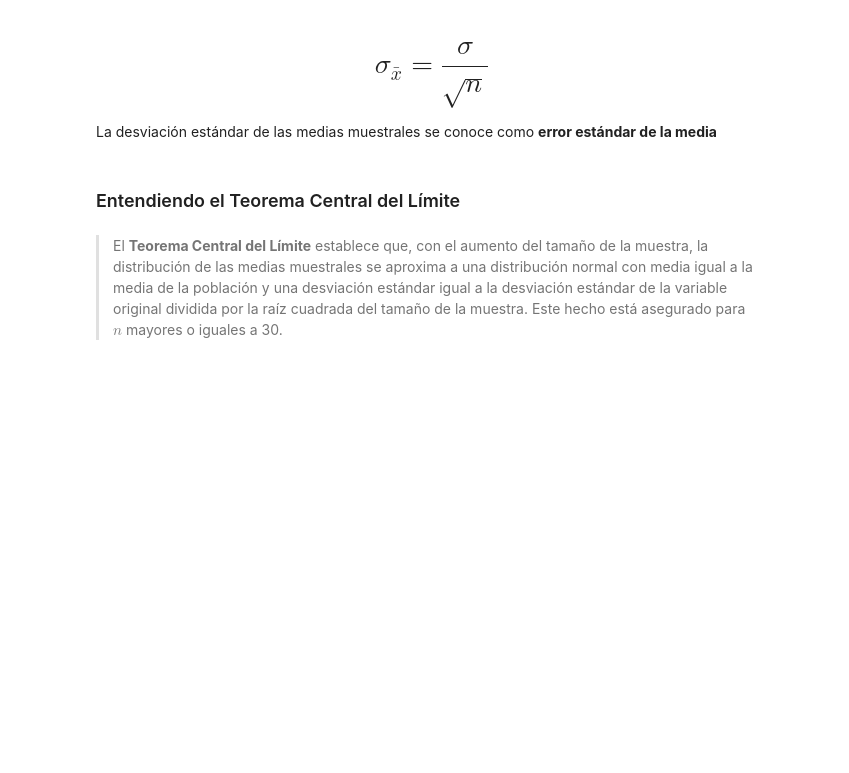
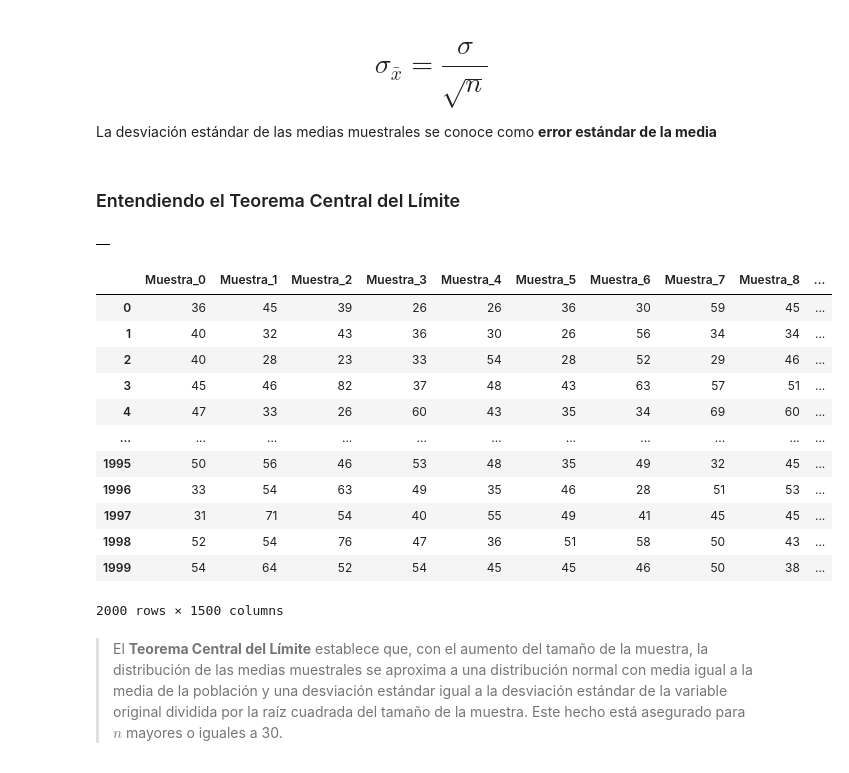
Before and after one commit to Charlymanuk/CURSO_ESTADISTICA_2, a Jupyter notebook: Inicial.ipynb, the cells around one changed output. Drawn from its saved outputs; the diff is of its cells as text; code cells hidden in the pictures; blank space fills up the shorter version.

```diff
--- a/Inicial.ipynb
+++ b/Inicial.ipynb
@@ -709,2 +802,28 @@ La desviación estándar de las medias muestrales se conoce como **error estánd
+# %%
+muestras = pd.DataFrame()
+muestras
+# %% [output]
+|  |
+# %%
+for i in range(total_de_muestras):
+  _ = datos.Edad.sample(n)
+  _.index = range(0, len(_))
+  muestras['Muestra_' + str(i)] = _
+
+muestras
+# %% [output]
+|  | Muestra_0 | Muestra_1 | Muestra_2 | Muestra_3 | Muestra_4 | Muestra_5 | Muestra_6 | Muestra_7 | Muestra_8 | ... |
+| 0 | 36 | 45 | 39 | 26 | 26 | 36 | 30 | 59 | 45 | ... |
+| 1 | 40 | 32 | 43 | 36 | 30 | 26 | 56 | 34 | 34 | ... |
+| 2 | 40 | 28 | 23 | 33 | 54 | 28 | 52 | 29 | 46 | ... |
+| 3 | 45 | 46 | 82 | 37 | 48 | 43 | 63 | 57 | 51 | ... |
+| 4 | 47 | 33 | 26 | 60 | 43 | 35 | 34 | 69 | 60 | ... |
+| ... | ... | ... | ... | ... | ... | ... | ... | ... | ... | ... |
+| 1995 | 50 | 56 | 46 | 53 | 48 | 35 | 49 | 32 | 45 | ... |
+| 1996 | 33 | 54 | 63 | 49 | 35 | 46 | 28 | 51 | 53 | ... |
+| 1997 | 31 | 71 | 54 | 40 | 55 | 49 | 41 | 45 | 45 | ... |
+| 1998 | 52 | 54 | 76 | 47 | 36 | 51 | 58 | 50 | 43 | ... |
+| 1999 | 54 | 64 | 52 | 54 | 45 | 45 | 46 | 50 | 38 | ... |
+2000 rows × 1500 columns
 # %% [markdown]
 > El **Teorema Central del Límite** establece que, con el aumento del tamaño de la muestra, la distribución de las medias muestrales se aproxima a una distribución normal con media igual a la media de la población y una desviación estándar igual a la desviación estándar de la variable original dividida por la raíz cuadrada del tamaño de la muestra. Este hecho está asegurado para $n$ mayores o iguales a 30.
```
Also changed, not shown: parts of 57 cells of this notebook.
